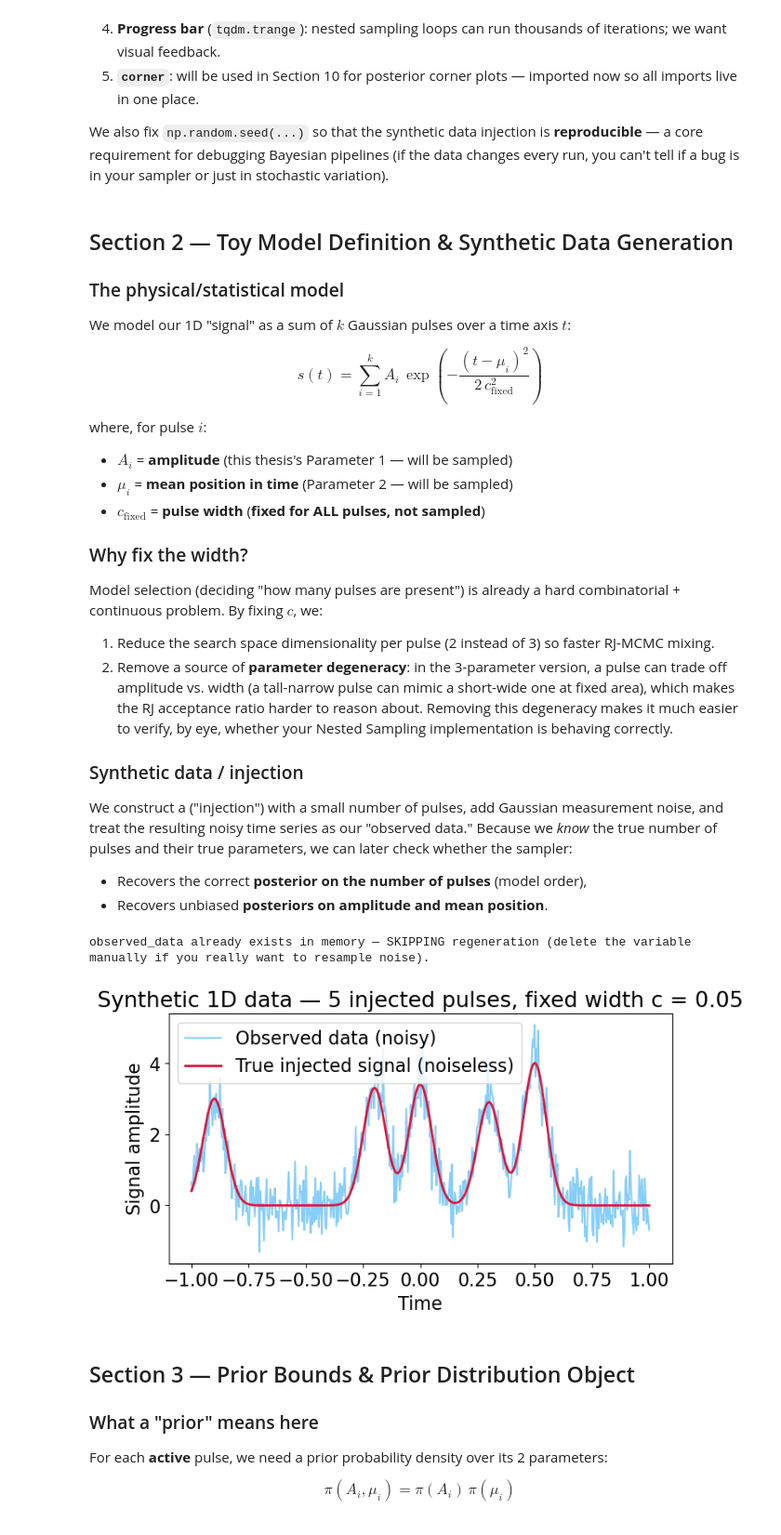
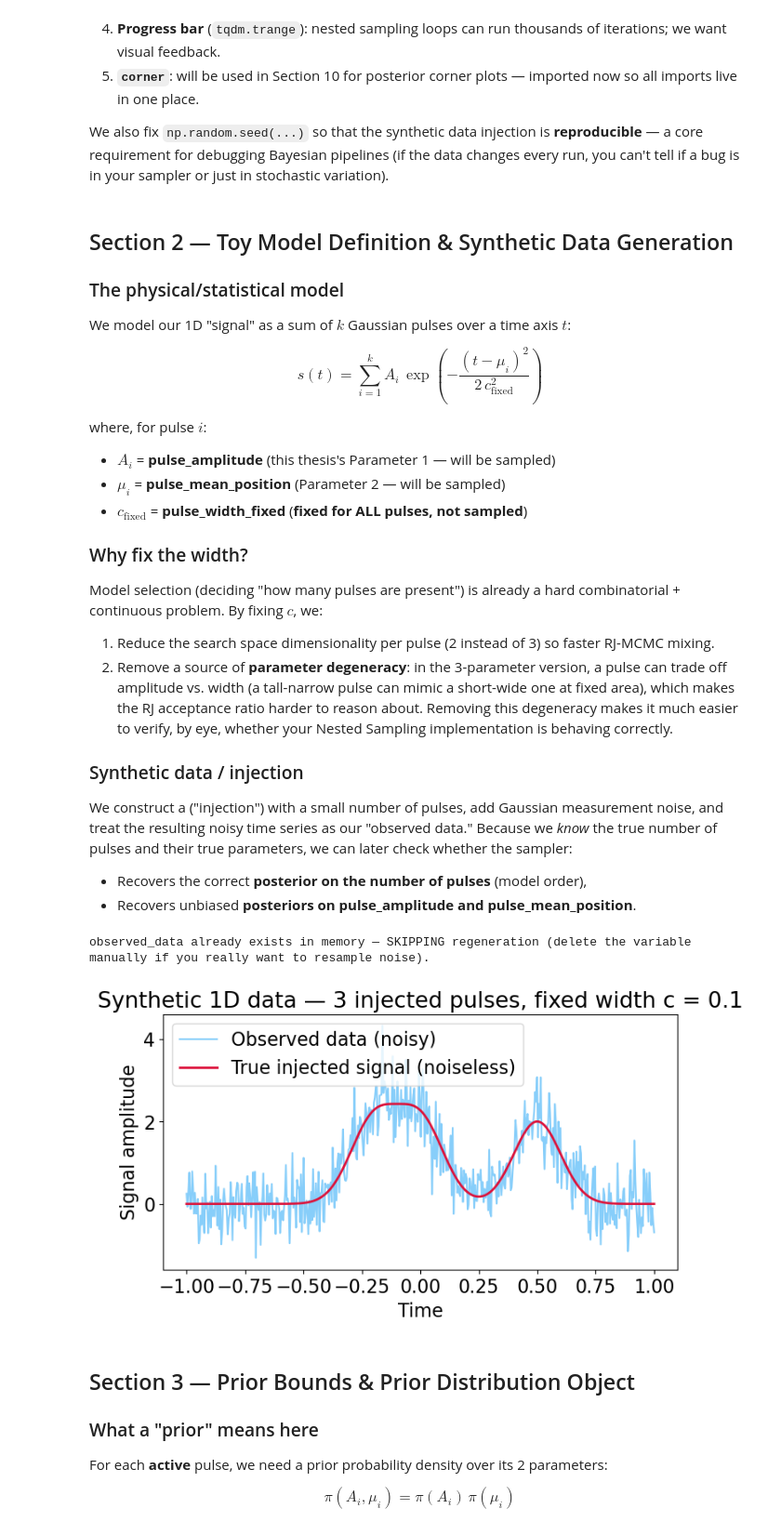
Before and after one commit to StratosKour/transdimensional-nested-sampler, a Jupyter notebook: Transnested.ipynb, the cells around one changed output. Shown at 93% size. Drawn from its saved outputs; the diff is of its cells as text; code cells hidden in the pictures.

```diff
--- a/Transnested.ipynb
+++ b/Transnested.ipynb
@@ -48,9 +48,9 @@ s(t) = \sum_{i=1}^{k} A_i \, \exp\!\left(-\frac{(t - \mu_i)^2}{2 \, c_{\text{fix
 $$
 
 where, for pulse $i$:
-- $A_i$ = **amplitude** (this thesis's Parameter 1 — will be sampled)
-- $\mu_i$ = **mean position in time** (Parameter 2 — will be sampled)
-- $c_{\text{fixed}}$ = **pulse width** (**fixed for ALL pulses, not sampled**)
+- $A_i$ = **pulse_amplitude** (this thesis's Parameter 1 — will be sampled)
+- $\mu_i$ = **pulse_mean_position** (Parameter 2 — will be sampled)
+- $c_{\text{fixed}}$ = **pulse_width_fixed** (**fixed for ALL pulses, not sampled**)
 
 ### Why fix the width?
 
@@ -62,19 +62,27 @@ Model selection (deciding "how many pulses are present") is already a hard combi
 
 We construct a ("injection") with a small number of pulses, add Gaussian measurement noise, and treat the resulting noisy time series as our "observed data." Because we *know* the true number of pulses and their true parameters, we can later check whether the sampler:
 - Recovers the correct **posterior on the number of pulses** (model order),
-- Recovers unbiased **posteriors on amplitude and mean position**.
+- Recovers unbiased **posteriors on pulse_amplitude and pulse_mean_position**.
 # %%
-# SECTION 2 - TOY MODEL DIFINITON AND SYNTHETIC DATA GENERATION.
+# SECTION 2 - TOY MODEL DEFINITION AND SYNTHETIC DATA GENERATION.
 
 # 2.1 - Single pulse model
 
-pulse_width = 0.05 # This is c in the Gaussin formula. It is identical for every pulse in the model
+pulse_width_fixed = 0.1  # This is c in the Gaussian formula. FIXED for every pulse in the model (not sampled)
 
-def single_gaussian_pulse(time_axis, amplitude, mean):
-    pulse_values = amplitude * np.exp(-((time_axis - mean) ** 2) / (2 * pulse_width ** 2))
+def single_gaussian_pulse(time_axis, pulse_amplitude, pulse_mean_position):
+    """
+    Evaluates ONE Gaussian pulse over the full time axis, given its amplitude
+    and mean position. pulse_width_fixed is a closure over the module-level
+    constant defined above — it is NOT a function argument, because it is
+    identical (and fixed) for every pulse in the model.
+    """
+    pulse_values = pulse_amplitude * np.exp(
+        -((time_axis - pulse_mean_position) ** 2) / (2 * pulse_width_fixed ** 2)
+    )
     return pulse_values
 
-# 2.2 - Combine an arbitray number of pulses into one signal
+# 2.2 - Combine an arbitrary number of pulses into one signal
 """
 We need to do this because our model can contain multiple pulses simultaneously,
 and we need their total sum. We start with an 'empty canvas' of zeros and use a
@@ -82,45 +90,43 @@ loop to calculate and add each pulse individually on top of the previous ones,
 building the final, unified signal that will be compared to our actual observations.
 """
 
-def combine_all_pulses(time_axis, parameters):
+def combine_all_pulses(time_axis, list_of_pulse_parameter_pairs):
     """
-    Sums up an arbitrary number of Gaussian pulses to build the full noiseles
+    Sums up an arbitrary number of Gaussian pulses to build the full noiseless
     model signal. This is the function that must handle a VARIABLE number of
     pulses — exactly the quantity our trans-dimensional sampler is trying to infer.
 
     time_axis : np.ndarray
-    list_of_pulse_parameters : iterable of (amplitude, mean) pairs
+    list_of_pulse_parameter_pairs : iterable of (pulse_amplitude, pulse_mean_position) pairs
         Each element describes ONE active pulse.
     """
-    # Example input for 'parameters': [[3.3, -0.2], [2.9, 0.3]] (A list containing 2 pulses)
+    # Example input: [[3.3, -0.2], [2.9, 0.3]]  (a list containing 2 pulses)
 
     # Creates the empty canvas. If time_axis has 500 points, this makes: [0.0, 0.0, ..., 0.0]
     combined_signal = np.zeros_like(time_axis)
 
     # 1st round of loop: takes [3.3, -0.2]
     # 2nd round of loop: takes [2.9, 0.3]
-    for single_pulse_parameters in parameters:
+    for single_pulse_parameter_pair in list_of_pulse_parameter_pairs:
 
-        # Unpacking the box: e.g., amplitude gets 3.3, mean gets -0.2
-        amplitude, mean = single_pulse_parameters
+        # Unpacking the pair: e.g., pulse_amplitude gets 3.3, pulse_mean_position gets -0.2
+        pulse_amplitude, pulse_mean_position = single_pulse_parameter_pair
 
         # Draws the pulse using 3.3 and -0.2, then adds it (+) to the existing combined_signal
-        combined_signal += single_gaussian_pulse(time_axis, amplitude, mean)
+        combined_signal += single_gaussian_pulse(time_axis, pulse_amplitude, pulse_mean_position)
 
     # After the loop finishes, returns the fully constructed waveform containing all pulses
     return combined_signal
 
 # 2.3 Build the time axis
 number_of_time_samples = 500
-time_axis = np.linspace(-1,1,number_of_time_samples)
+time_axis = np.linspace(-1, 1, number_of_time_samples)
 
 # 2.4 - Define the TRUE injected pulses
 true_injected_pulse_parameters = [
-    [3.3, -0.2],
-    [3.4,  0.0],
-    [2.9,  0.3],
-    [4, 0.5],
-    [3,-0.9]
+    [2, -0.2],
+    [2,  0.0],
+    [2, 0.5],
 ]
 
 true_number_of_pulses = len(true_injected_pulse_parameters)
@@ -139,40 +145,35 @@ This means our 'observed_data' would change behind our back, ruining our analysi
 # Check if the variable 'observed_data' already exists in the notebook's memory (locals).
 if 'observed_data' not in locals():
 
-
     # 1. Create the random noise (the "snow" on the signal)
     measurement_noise = noise_standard_deviation * np.random.randn(number_of_time_samples)
 
     # 2. Add the noise to our perfect, noiseless model to create the final fake data
     observed_data = noiseless_injected_signal + measurement_noise
 
     # 3. Print a message so we know it was successfully created
     print(f"Generated observed_data ONCE with seed 42. "
           f"True number of pulses = {true_number_of_pulses}.")
 
 else:
-
     # -- THIS RUNS IF YOU ACCIDENTALLY (OR INTENTIONALLY) RE-RUN THE CELL --
-
-    # The computer sees the data is already there, so it skips the random generation
-    # and just prints this warning message instead.
     print("observed_data already exists in memory — SKIPPING regeneration "
           "(delete the variable manually if you really want to resample noise).")
 
 # 2.6 — Visualize: does the noisy data plausibly hide the injected signal?
 
 plt.figure(figsize=(8, 4))
 plt.plot(time_axis, observed_data, color="lightskyblue", label="Observed data (noisy)")
 plt.plot(time_axis, noiseless_injected_signal, color="crimson", lw=2, label="True injected signal (noiseless)")
 plt.xlabel("Time")
 plt.ylabel("Signal amplitude")
 plt.title(f"Synthetic 1D data — {true_number_of_pulses} injected pulses, "
-          f"fixed width c = {pulse_width}")
+          f"fixed width c = {pulse_width_fixed}")
 plt.legend()
 plt.show()
 # %% [output]
 observed_data already exists in memory — SKIPPING regeneration (delete the variable manually if you really want to resample noise).
-[figure, old version]
+[figure, new version]
 # %% [markdown]
 ## Section 3 — Prior Bounds & Prior Distribution Object
 
```
Also changed, not shown: parts of 13 cells of this notebook.
